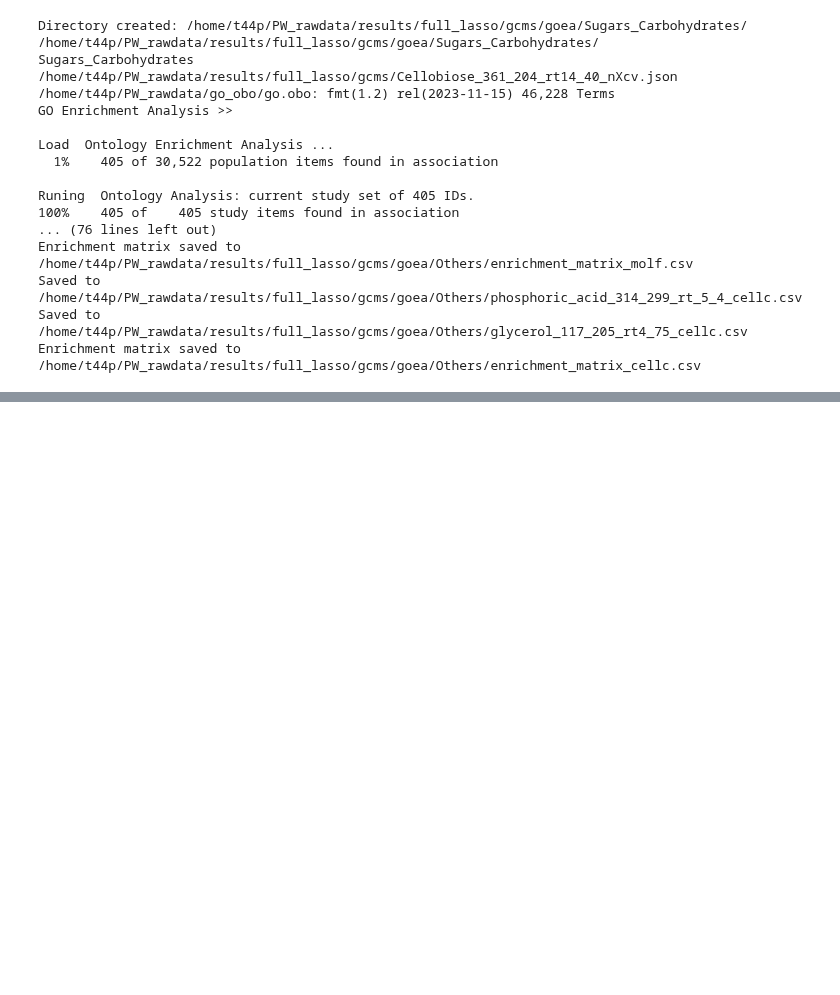
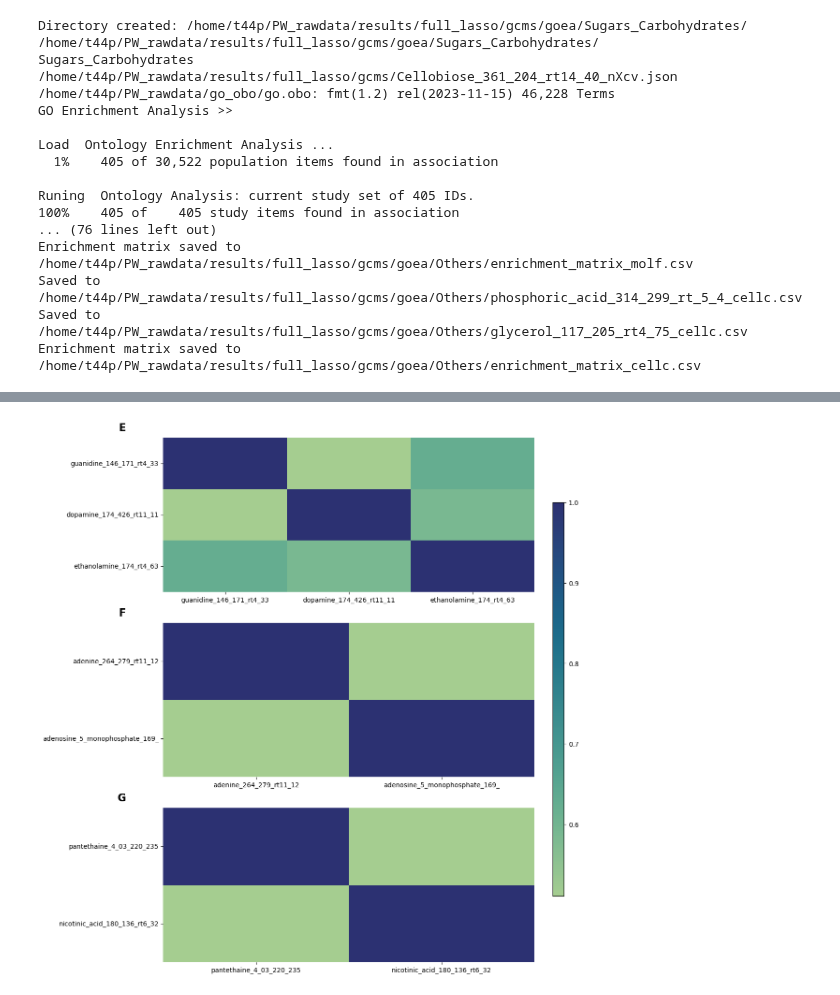
Before and after one commit to Yawkward/x.elegans, a Jupyter notebook: lasso_full_goea.ipynb, the cells around one changed output, grey strips where cells are left out. Drawn from its saved outputs; the diff is of its cells as text; code cells hidden in the pictures; blank space fills up the shorter version.

```diff
--- a/lasso_full_goea.ipynb
+++ b/lasso_full_goea.ipynb
@@ -852,0 +950,22 @@ Enrichment matrix saved to /home/t44p/PW_rawdata/results/full_lasso/gcms/goea/Ot
+# %%
+# Create a 2x2 grid of subplots
+fig, axes = plt.subplots(3, 1, figsize=(12, 12))  # Adjust size as needed
+
+# Descriptions for each subplot
+descriptions = ["E", "F", "G"]
+
+# Iterate over the dictionaries, axes, and descriptions to generate heatmaps
+for ax, jaccard_indices, desc in zip(axes.flatten(), dictionaries2, descriptions):
+    generate_heatmap(jaccard_indices, ax)
+    ax.text(-0.1, 1.1, desc, transform=ax.transAxes, fontsize=16, fontweight='bold', va='top', ha='right')
+
+# Create a colorbar axis
+cbar_ax = fig.add_axes([0.92, 0.15, 0.02, 0.7])  # Adjust these values as needed for layout
+
+# Generate a colorbar using the last heatmap's colormap
+plt.colorbar(axes[0].collections[0], cax=cbar_ax) # IN CASE OF 1X3 THIS IS 1dimensional, otherwise too
+
+plt.tight_layout(rect=[0, 0, 0.9, 1])  # Adjust the rect to fit the colorbar
+plt.show()
+# %% [output]
+[figure, added]
```
Also changed, not shown: parts of 12 cells of this notebook.
